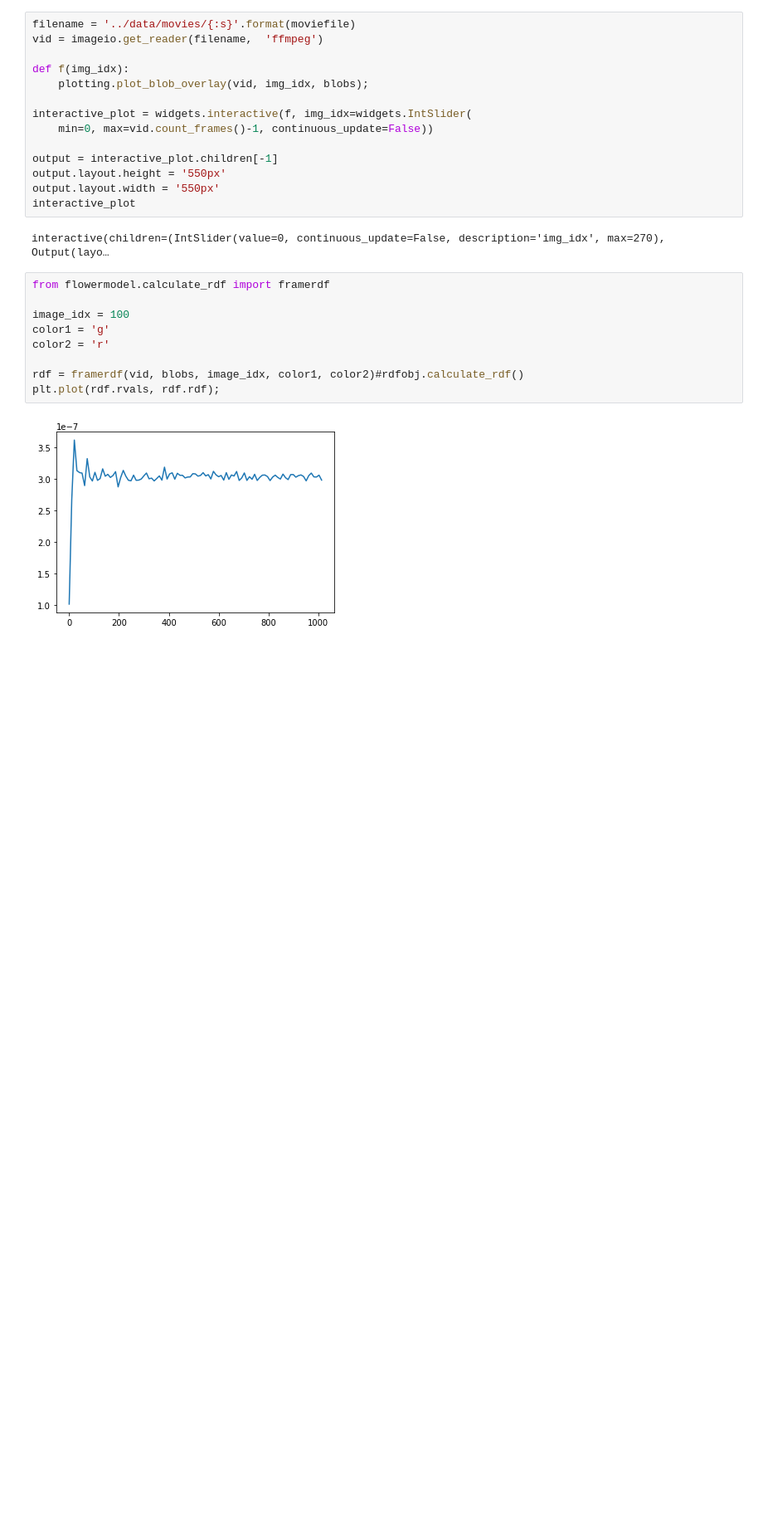
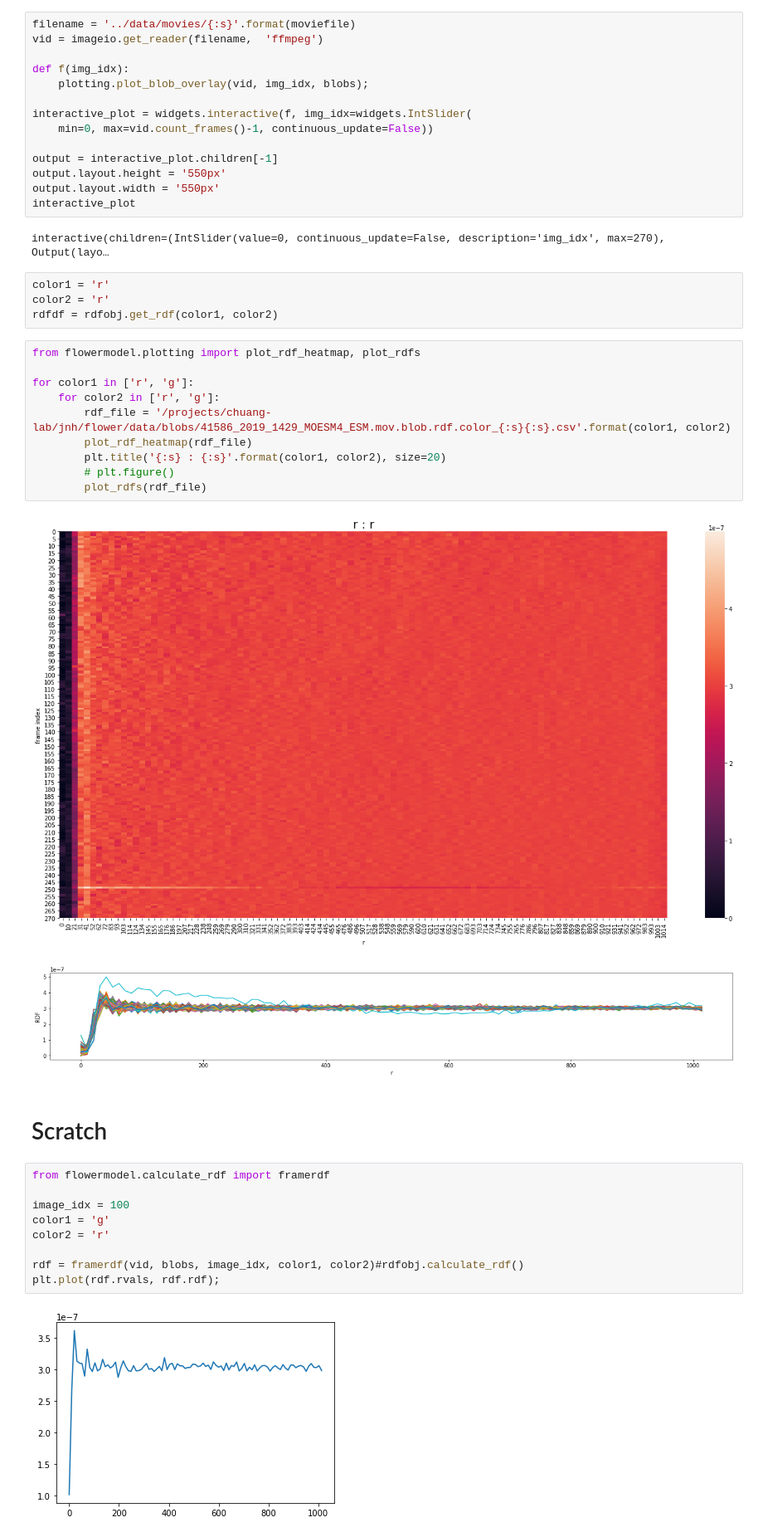
Before and after one commit to javadnoorb/flowermodel, a Jupyter notebook: notebooks/2019-09-15-flower-data-analysis.ipynb, the cells around one changed output. Shown at 83% size. Cells and saved outputs as stored; diff of their text form; blank space fills up the shorter version.

```diff
--- a/notebooks/2019-09-15-flower-data-analysis.ipynb
+++ b/notebooks/2019-09-15-flower-data-analysis.ipynb
@@ -71,6 +71,25 @@ output.layout.width = '550px'
 interactive_plot
 # %% [output]
 interactive(children=(IntSlider(value=0, continuous_update=False, description='img_idx', max=270), Output(layo…
+# %%
+color1 = 'r'
+color2 = 'r'
+rdfdf = rdfobj.get_rdf(color1, color2)
+# %%
+from flowermodel.plotting import plot_rdf_heatmap, plot_rdfs
+
+for color1 in ['r', 'g']:
+    for color2 in ['r', 'g']:
+        rdf_file = '/projects/chuang-lab/jnh/flower/data/blobs/41586_2019_1429_MOESM4_ESM.mov.blob.rdf.color_{:s}{:s}.csv'.format(color1, color2)
+        plot_rdf_heatmap(rdf_file)
+        plt.title('{:s} : {:s}'.format(color1, color2), size=20)
+        # plt.figure()
+        plot_rdfs(rdf_file)
+# %% [output]
+[figure, added]
+[figure, added]
+# %% [markdown]
+# Scratch
 # %%
 from flowermodel.calculate_rdf import framerdf
 
```
Also changed, not shown: parts of 11 cells of this notebook, 2 other files.
